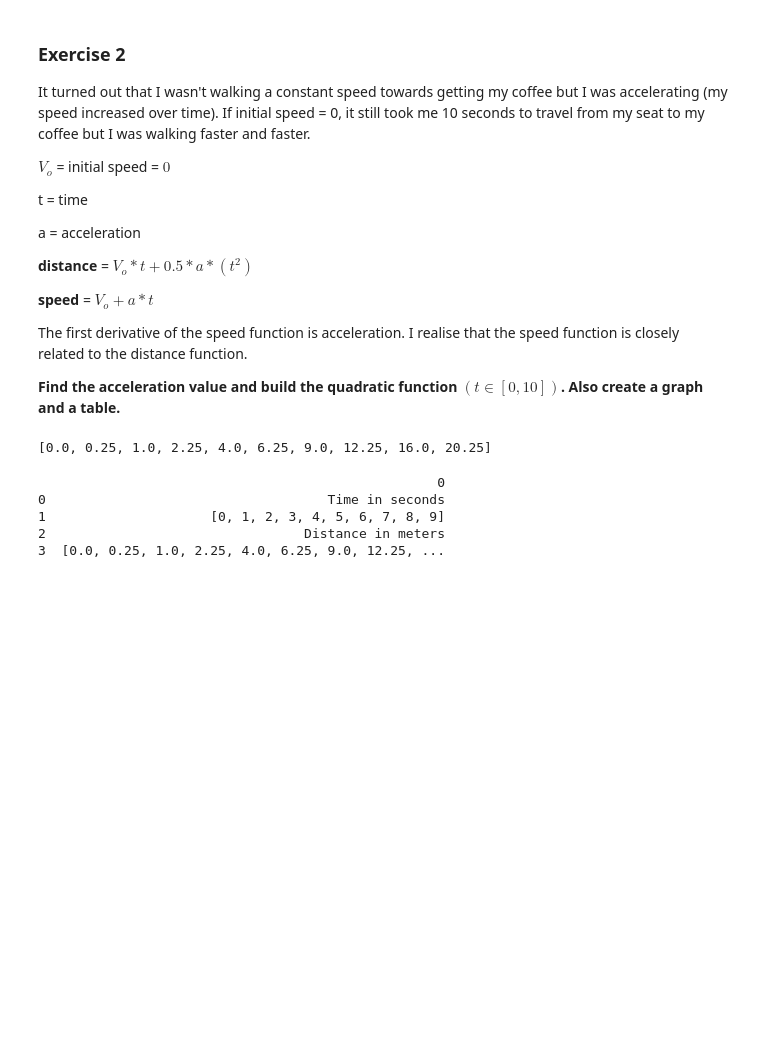
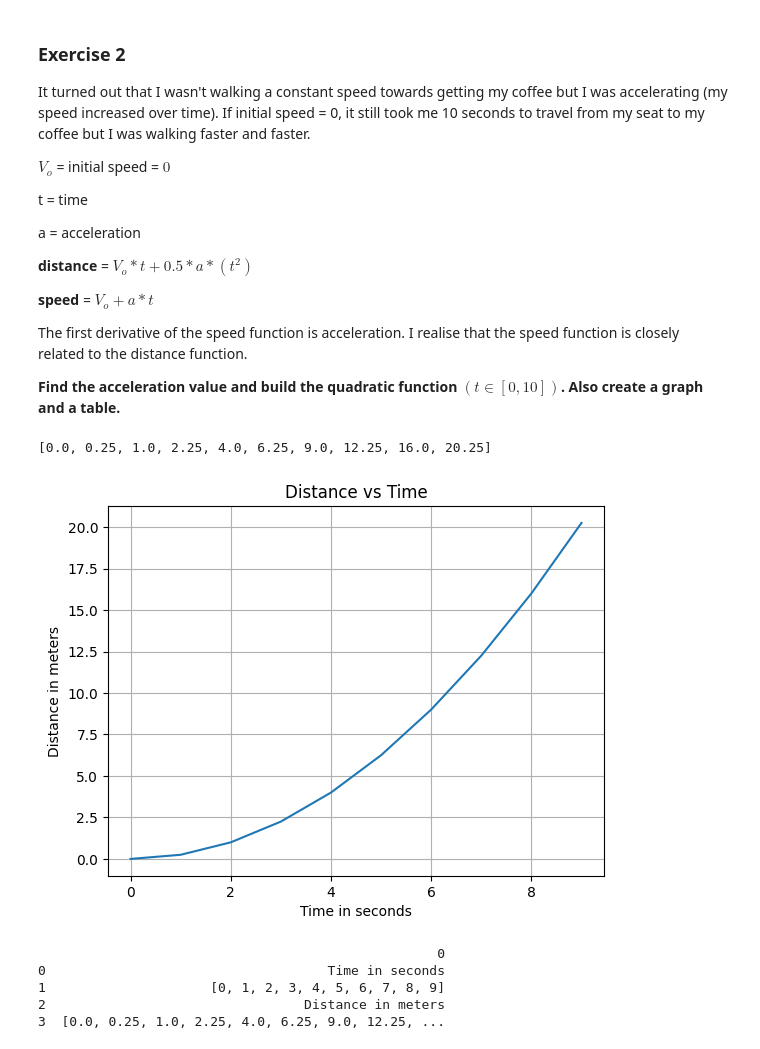
Before and after one commit to gitflamingo/calculus-and-algebra-problems-with-python, a Jupyter notebook: notebook/problems.ipynb, the cells around one changed output. Drawn from its saved outputs; the diff is of its cells as text; code cells hidden in the pictures; blank space fills up the shorter version.

Commit message:
Now exercise 2 plot is done

```diff
--- a/notebook/problems.ipynb
+++ b/notebook/problems.ipynb
@@ -83,6 +82,17 @@ distance_values = [0.25 * t ** 2 for t in time_values]
 print(distance_values)
 # %% [output]
 [0.0, 0.25, 1.0, 2.25, 4.0, 6.25, 9.0, 12.25, 16.0, 20.25]
+# %%
+#plot the distance over time for each sample
+#plot parameters
+plt.plot(time_values, distance_values)
+plt.xlabel("Time in seconds")
+plt.ylabel("Distance in meters")
+plt.title("Distance vs Time")
+plt.grid(True)
+plt.show()
+# %% [output]
+[figure, added]
 # %%
 #create a dataframe
 data = ("Time in seconds", time_values, "Distance in meters", distance_values)
```
Also changed, not shown: parts of 3 cells of this notebook.
